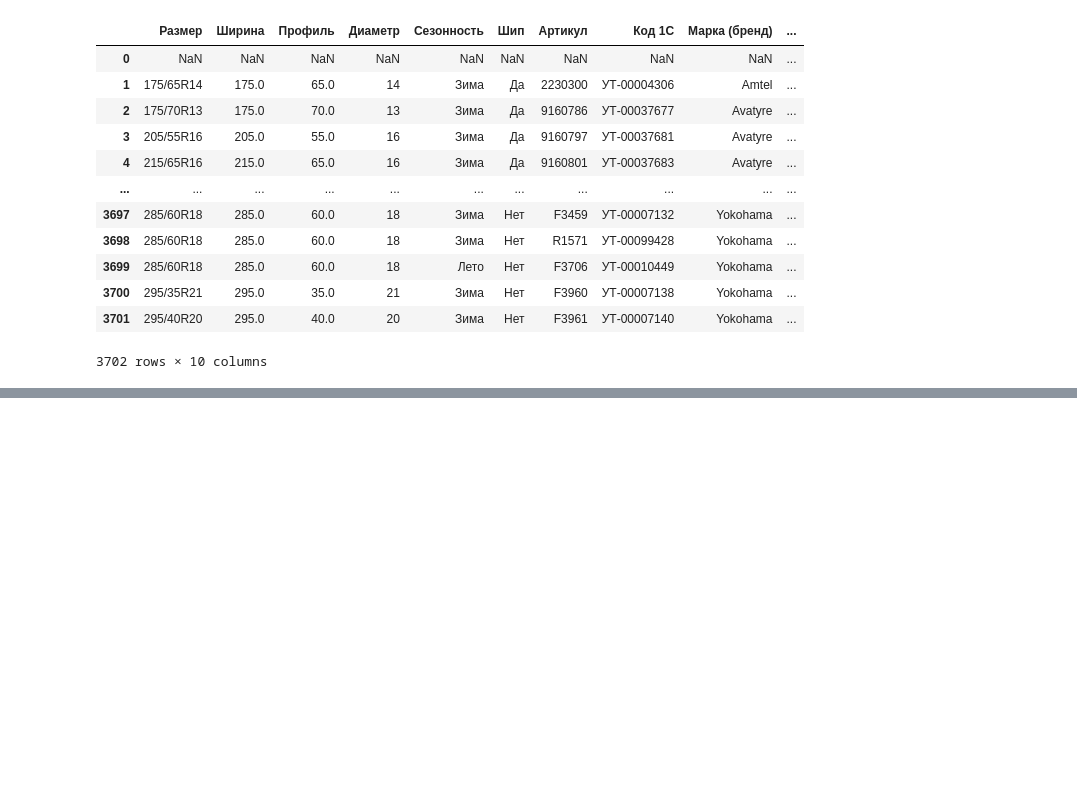
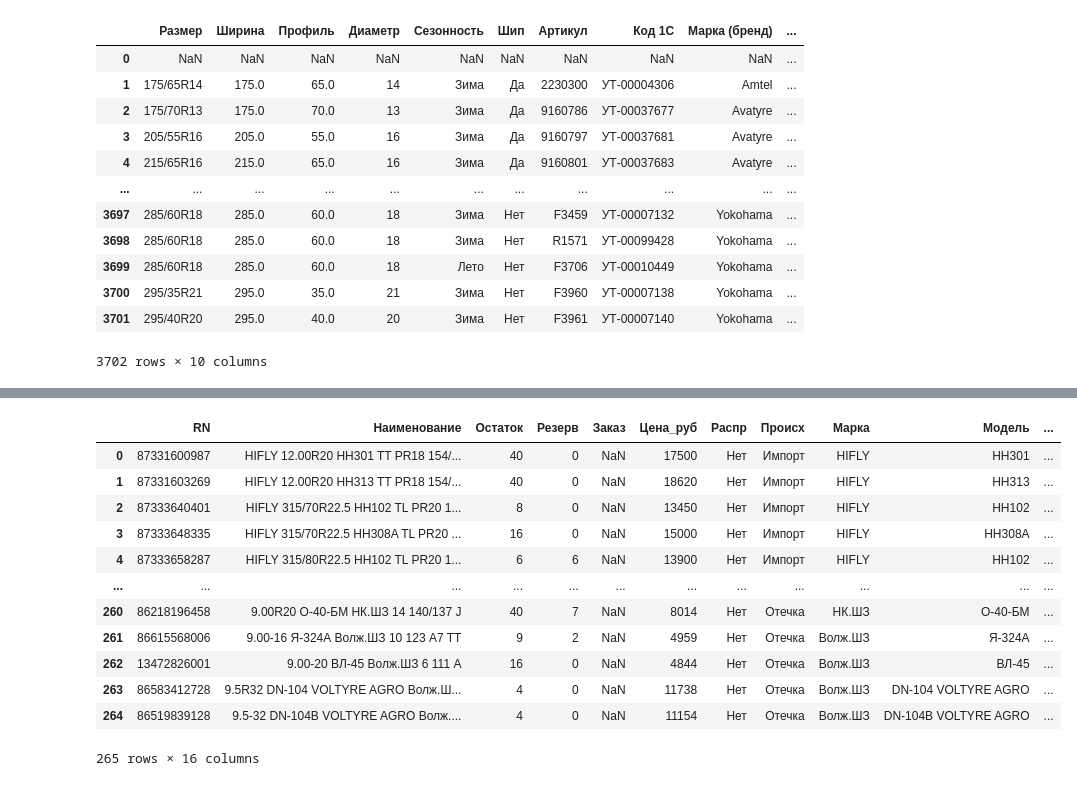
Before and after one commit to IgorSondors/BERT_NER, a Jupyter notebook: NER_dataset.ipynb, the cells around one changed output, grey strips where cells are left out. Saved outputs shown, nothing was run; the diff lists cells and outputs as text; code cells hidden in the pictures; blank space fills up the shorter version.

```diff
--- a/NER_dataset.ipynb
+++ b/NER_dataset.ipynb
@@ -79,5 +93,19 @@ df2
 # %%
-pth3 = "/home/sondors/Documents/price/BERT_NER/грузовая_резина.xls"
-df3 = pd.read_excel(pth1)
+pth3 = "/home/sondors/Documents/price/BERT_NER/csv/грузовая_резина.xls"
+df3 = pd.read_excel(pth3)
 df3
+# %% [output]
+|  | RN | Наименование | Остаток | Резерв | Заказ | Цена_руб | Распр | Происх | Марка | Модель | ... |
+| 0 | 87331600987 | HIFLY 12.00R20 HH301 TT PR18 154/... | 40 | 0 | NaN | 17500 | Нет | Импорт | HIFLY | HH301 | ... |
+| 1 | 87331603269 | HIFLY 12.00R20 HH313 TT PR18 154/... | 40 | 0 | NaN | 18620 | Нет | Импорт | HIFLY | HH313 | ... |
+| 2 | 87333640401 | HIFLY 315/70R22.5 HH102 TL PR20 1... | 8 | 0 | NaN | 13450 | Нет | Импорт | HIFLY | HH102 | ... |
+| 3 | 87333648335 | HIFLY 315/70R22.5 HH308A TL PR20 ... | 16 | 0 | NaN | 15000 | Нет | Импорт | HIFLY | HH308A | ... |
+| 4 | 87333658287 | HIFLY 315/80R22.5 HH102 TL PR20 1... | 6 | 6 | NaN | 13900 | Нет | Импорт | HIFLY | HH102 | ... |
+| ... | ... | ... | ... | ... | ... | ... | ... | ... | ... | ... | ... |
+| 260 | 86218196458 | 9.00R20 О-40-БМ НК.ШЗ 14 140/137 J | 40 | 7 | NaN | 8014 | Нет | Отечка | НК.ШЗ | О-40-БМ | ... |
+| 261 | 86615568006 | 9.00-16 Я-324А Волж.ШЗ 10 123 A7 TT | 9 | 2 | NaN | 4959 | Нет | Отечка | Волж.ШЗ | Я-324А | ... |
+| 262 | 13472826001 | 9.00-20 ВЛ-45 Волж.ШЗ 6 111 A | 16 | 0 | NaN | 4844 | Нет | Отечка | Волж.ШЗ | ВЛ-45 | ... |
+| 263 | 86583412728 | 9.5R32 DN-104 VOLTYRE AGRO Волж.Ш... | 4 | 0 | NaN | 11738 | Нет | Отечка | Волж.ШЗ | DN-104 VOLTYRE AGRO | ... |
+| 264 | 86519839128 | 9.5-32 DN-104В VOLTYRE AGRO Волж.... | 4 | 0 | NaN | 11154 | Нет | Отечка | Волж.ШЗ | DN-104В VOLTYRE AGRO | ... |
+265 rows × 16 columns
 # %%
```
Also changed, not shown: parts of 4 cells of this notebook, 1 other file.
